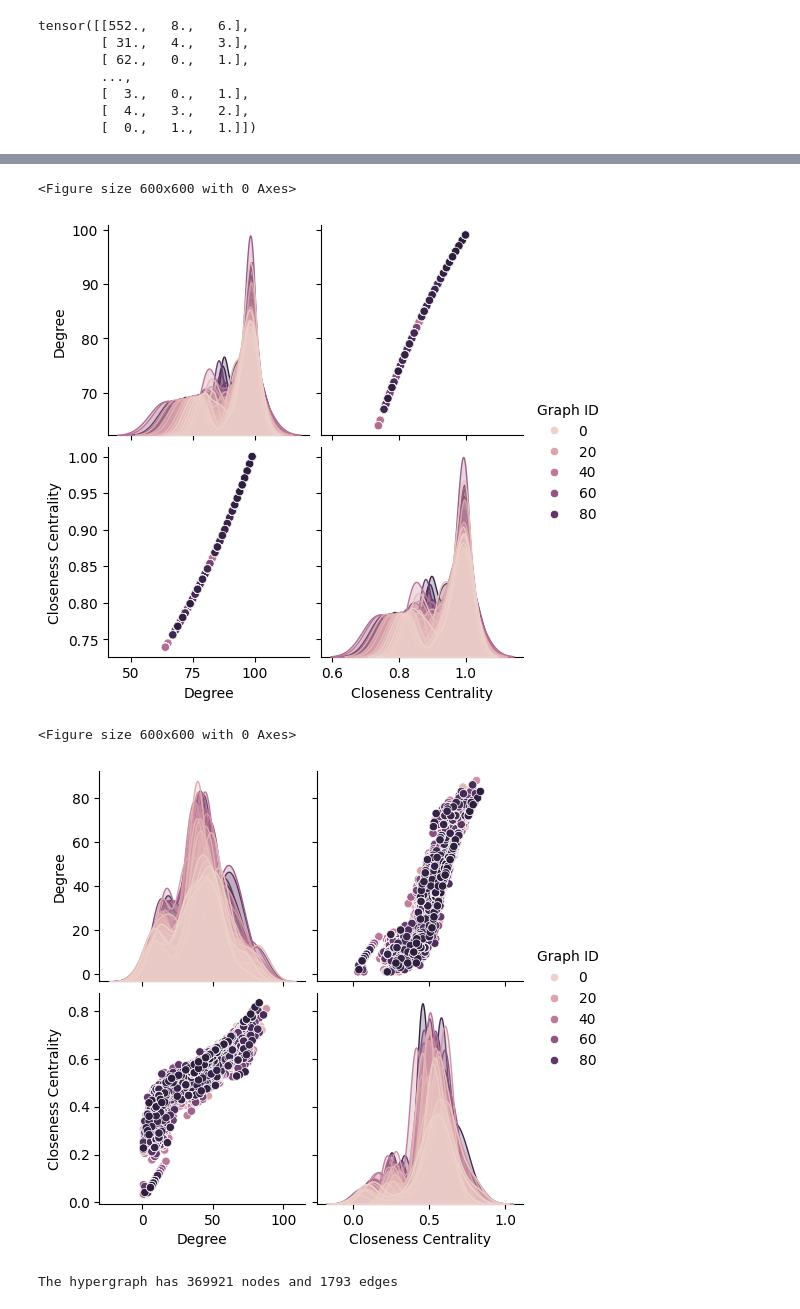
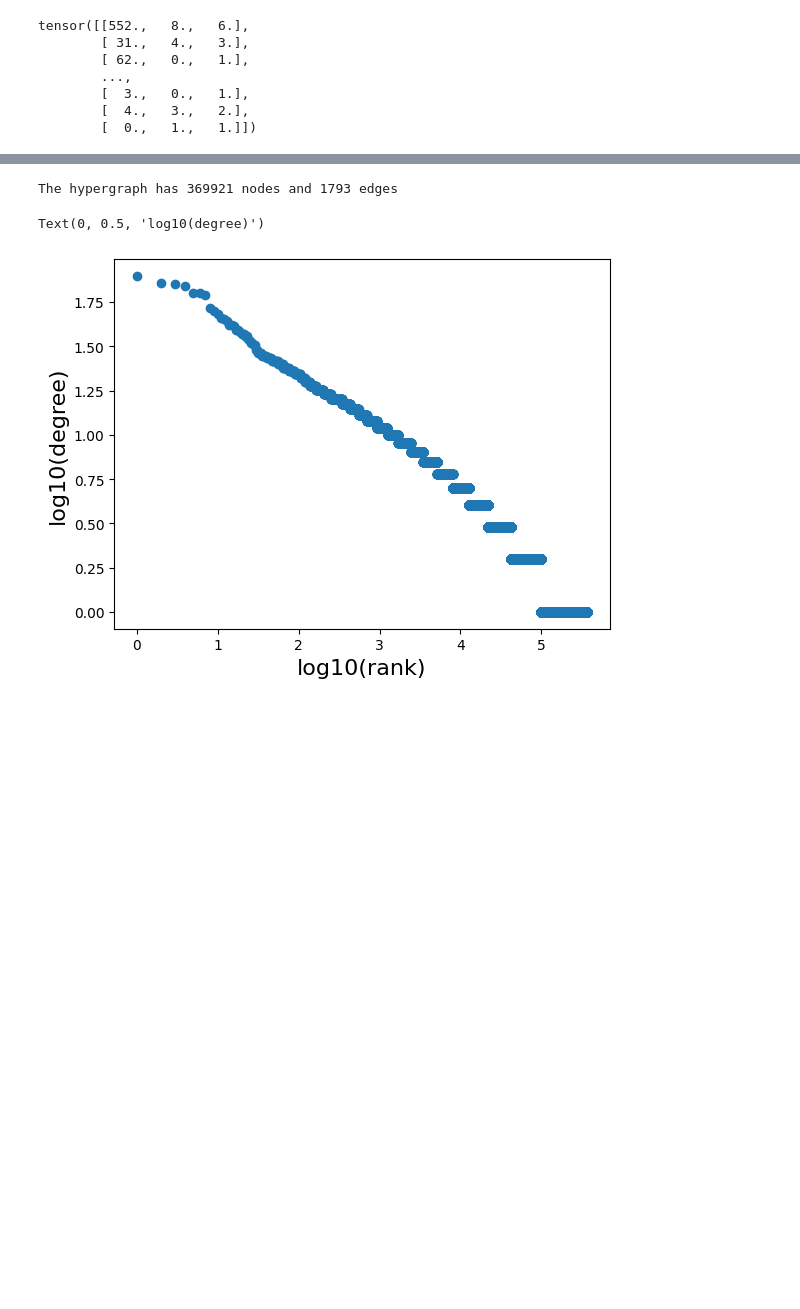
Before and after one commit to Jayman391/Graph_ML_Project, a Jupyter notebook: user_embedding_analysis.ipynb, the cells around one changed output, grey strips where cells are left out. Cells and saved outputs as stored; diff of their text form; code cells hidden in the pictures; blank space fills up the shorter version.

```diff
--- a/user_embedding_analysis.ipynb
+++ b/user_embedding_analysis.ipynb
@@ -152,40 +168,3 @@ sns.pairplot(pd.DataFrame(data))
-# %%
-euclidean_data = []
-cosine_data = []
-
-for graph_id in range(100):
-    users_tensor_subsample = users_tensor[torch.randperm(len(users_tensor))[:100]]
-    users_tensor_subsample = users_tensor_subsample.float()
-
-    # Euclidean distance graph
-    social_graph = create_social_graph(users_tensor_subsample, threshold=0.9, metric='euclidean')
-    degrees = dict(social_graph.degree())
-    closeness = nx.closeness_centrality(social_graph)
-    for node in social_graph.nodes():
-        euclidean_data.append([degrees[node], closeness[node], graph_id])
-
-    # Cosine distance graph
-    social_graph = create_social_graph(users_tensor_subsample, threshold=0.9, metric='cosine')
-    degrees = dict(social_graph.degree())
-    closeness = nx.closeness_centrality(social_graph)
-    for node in social_graph.nodes():
-        cosine_data.append([degrees[node], closeness[node], graph_id])
-
-euclidean_df = pd.DataFrame(euclidean_data, columns=['Degree', 'Closeness Centrality', 'Graph ID'])
-cosine_df = pd.DataFrame(cosine_data, columns=['Degree', 'Closeness Centrality', 'Graph ID'])
-
-plt.figure(figsize=(6, 6))
-sns.pairplot(euclidean_df, hue='Graph ID')
-plt.show()
-
-plt.figure(figsize=(6, 6))
-sns.pairplot(cosine_df, hue='Graph ID')
-plt.show()
-# %% [output]
-<Figure size 600x600 with 0 Axes>
-[figure, removed]
-<Figure size 600x600 with 0 Axes>
-[figure, removed]
 # %%
 users = pd.read_json('babynamesDB_users.json')
 users = users[['_id', 'groups']]
@@ -195,4 +174,11 @@ H = xgi.Hypergraph(users)
 print(f"The hypergraph has {H.num_nodes} nodes and {H.num_edges} edges")
 # %% [output]
 The hypergraph has 369921 nodes and 1793 edges
+# %%
+plt.scatter(np.log10(range(H.num_nodes)) ,np.log10(sorted(list(H.degree().values()))[::-1]))
+plt.xlabel("log10(rank)", fontsize=16)
+plt.ylabel("log10(degree)", fontsize=16)
+# %% [output]
+Text(0, 0.5, 'log10(degree)')
+[figure, added]
 # %%
```
Also changed, not shown: parts of 7 cells of this notebook.
